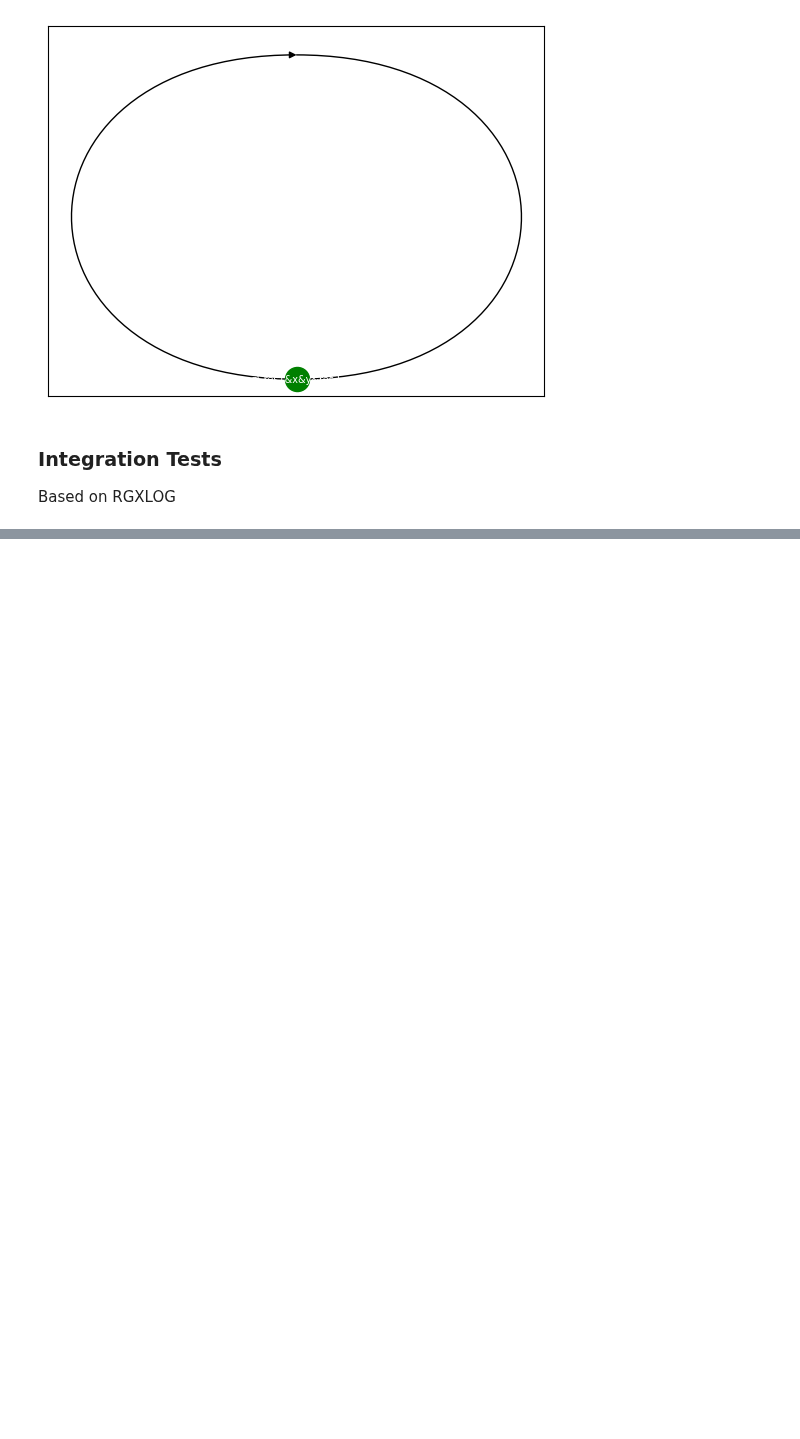
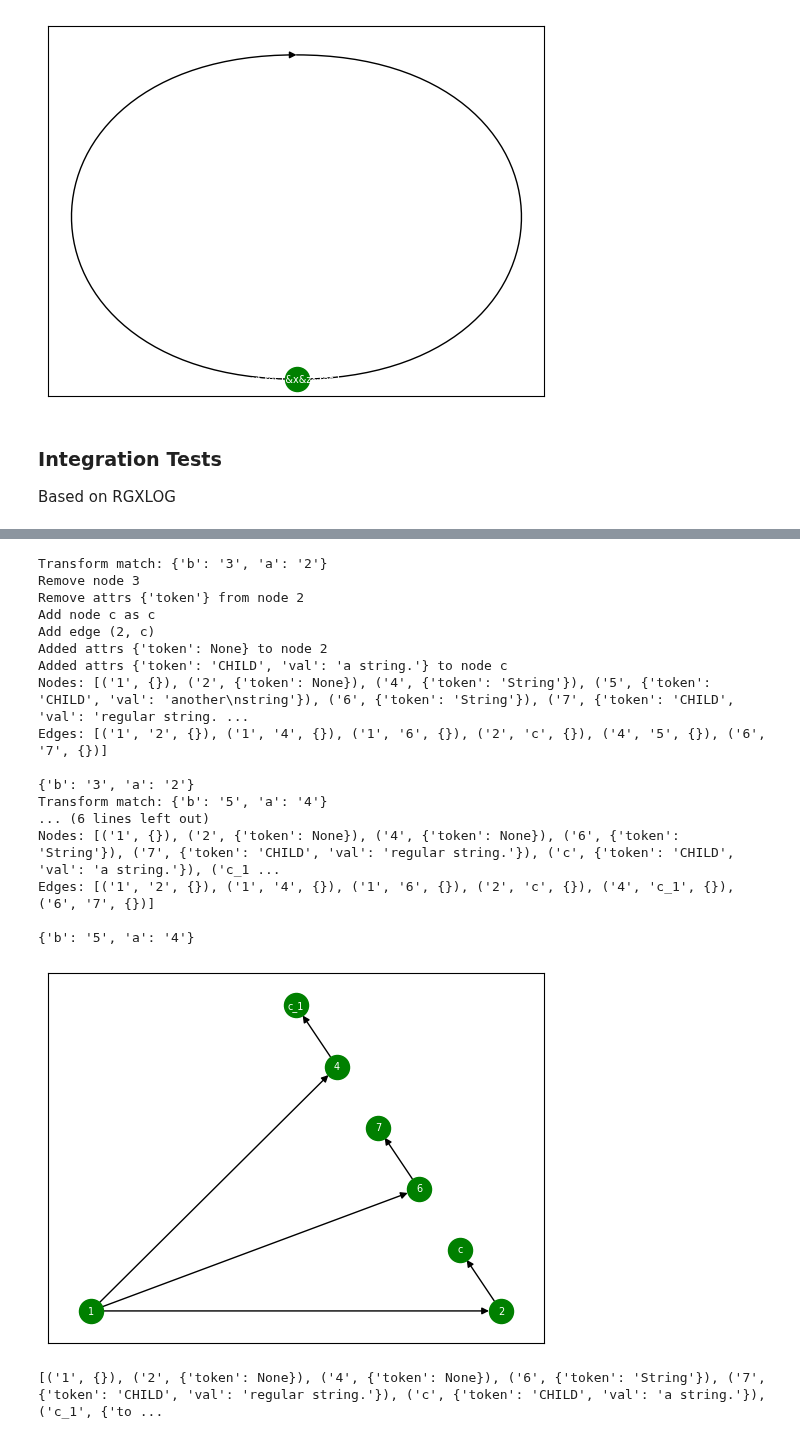
Before and after one commit to DeanLight/graph_rewrite, a Jupyter notebook: nbs/06_transform.ipynb, the cells around one changed output, grey strips where cells are left out. Saved outputs shown, nothing was run; the diff lists cells and outputs as text; code cells hidden in the pictures; blank space fills up the shorter version.

```diff
--- a/nbs/06_transform.ipynb
+++ b/nbs/06_transform.ipynb
@@ -460,3 +467,18 @@ Based on RGXLOG
 # Fix Strings:
 # traverse the tree, node and make changes on sons.
 # Use lambda from user to replace son’s value based on the previous value.
+
+lhs ="""a[token="String"] -> b[token="CHILD", val]"""
+p = """a[token="String"]"""
+rhs ="""a[token] -> c[token="CHILD", val = {{new_string}}]"""
+
+def filter_func(m: Match):
+    return "\n" in m["b"]["val"]
+
+def fix_string(m: Match):
+    old = m["b"]["val"]
+    new = old.replace('\n', '')
+    return new
+
+matches = rewrite(input_graph, lhs, p, rhs, is_recursive=False, condition=filter_func, is_log=True,
+            render_rhs={'new_string': fix_string})
@@ -478,0 +485,30 @@ Based on RGXLOG
+# %%
+try:
+    for match in matches:
+        print(match.mapping)
+except BaseException as e:
+    print(e)
+_plot_graph(input_graph)
+# %% [output]
+Transform match: {'b': '3', 'a': '2'}
+Remove node 3
+Remove attrs {'token'} from node 2
+Add node c as c
+Add edge (2, c)
+Added attrs {'token': None} to node 2
+Added attrs {'token': 'CHILD', 'val': 'a string.'} to node c
+Nodes: [('1', {}), ('2', {'token': None}), ('4', {'token': 'String'}), ('5', {'token': 'CHILD', 'val': 'another\nstring'}), ('6', {'token': 'String'}), ('7', {'token': 'CHILD', 'val': 'regular string. ...
+Edges: [('1', '2', {}), ('1', '4', {}), ('1', '6', {}), ('2', 'c', {}), ('4', '5', {}), ('6', '7', {})]
+
+{'b': '3', 'a': '2'}
+Transform match: {'b': '5', 'a': '4'}
+... (6 lines left out)
+Nodes: [('1', {}), ('2', {'token': None}), ('4', {'token': None}), ('6', {'token': 'String'}), ('7', {'token': 'CHILD', 'val': 'regular string.'}), ('c', {'token': 'CHILD', 'val': 'a string.'}), ('c_1 ...
+Edges: [('1', '2', {}), ('1', '4', {}), ('1', '6', {}), ('2', 'c', {}), ('4', 'c_1', {}), ('6', '7', {})]
+
+{'b': '5', 'a': '4'}
+[figure, added]
+# %%
+print(input_graph.nodes(data=True))
+# %% [output]
+[('1', {}), ('2', {'token': None}), ('4', {'token': None}), ('6', {'token': 'String'}), ('7', {'token': 'CHILD', 'val': 'regular string.'}), ('c', {'token': 'CHILD', 'val': 'a string.'}), ('c_1', {'to ...
```
Also changed, not shown: parts of 5 cells of this notebook, 2 other files.
